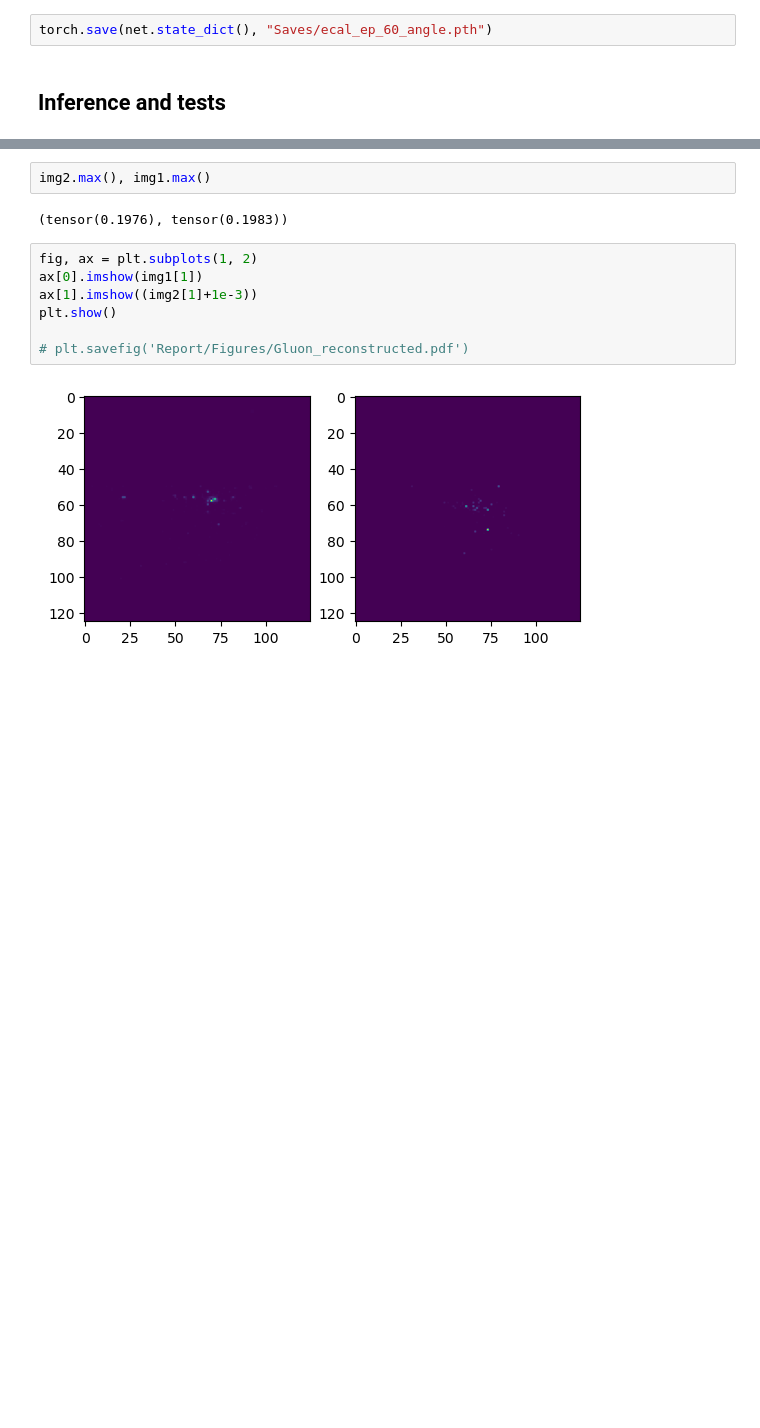
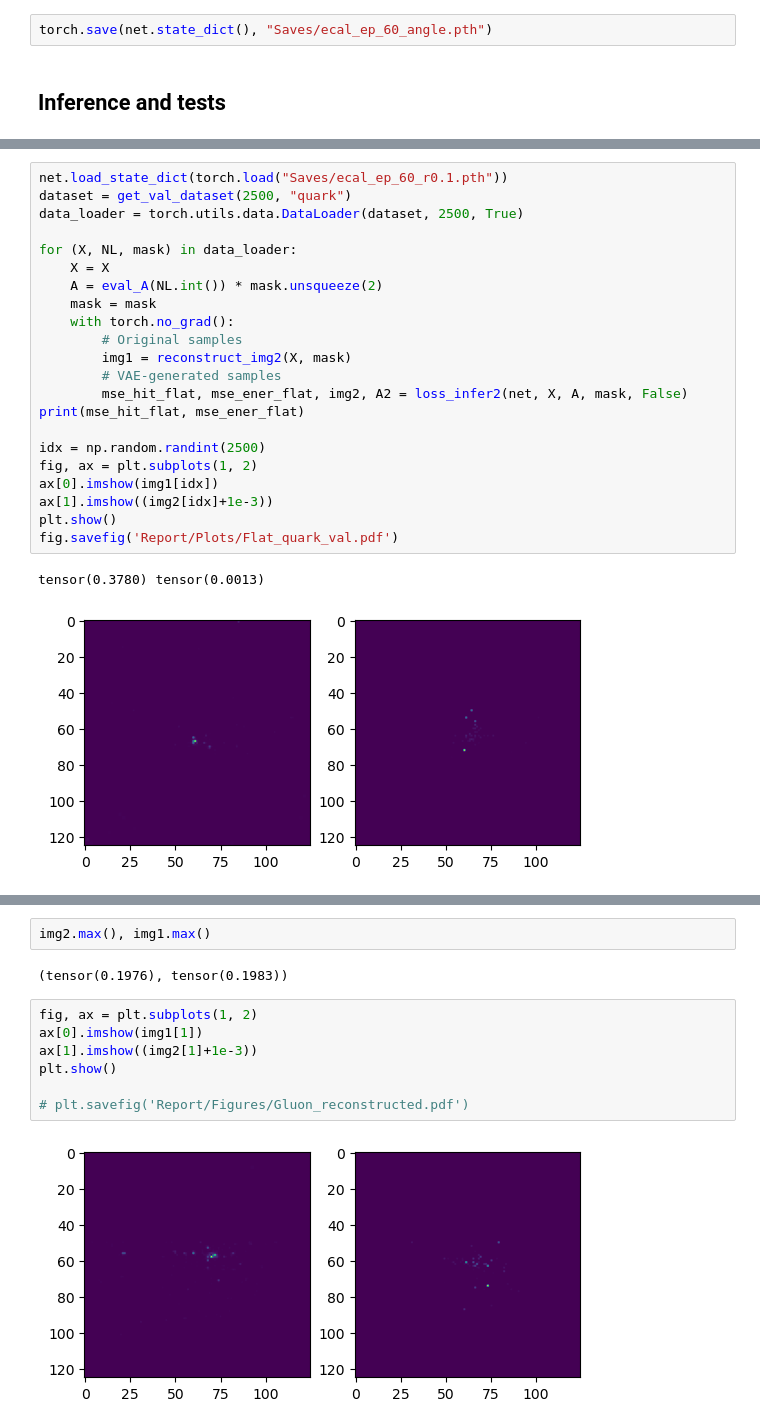
Before and after one commit to dinesh110598/Quark_Gluon_data, a Jupyter notebook: explore.ipynb, the cells around one changed output, grey strips where cells are left out. Saved outputs shown, nothing was run; the diff lists cells and outputs as text; blank space fills up the shorter version.

```diff
--- a/explore.ipynb
+++ b/explore.ipynb
@@ -155,0 +222,25 @@ for (X, NL, mask) in data_loader:
+# %%
+net.load_state_dict(torch.load("Saves/ecal_ep_60_r0.1.pth"))
+dataset = get_val_dataset(2500, "quark")
+data_loader = torch.utils.data.DataLoader(dataset, 2500, True)
+
+for (X, NL, mask) in data_loader:
+    X = X
+    A = eval_A(NL.int()) * mask.unsqueeze(2)
+    mask = mask
+    with torch.no_grad():
+        # Original samples
+        img1 = reconstruct_img2(X, mask)
+        # VAE-generated samples
+        mse_hit_flat, mse_ener_flat, img2, A2 = loss_infer2(net, X, A, mask, False)
+print(mse_hit_flat, mse_ener_flat)
+
+idx = np.random.randint(2500)
+fig, ax = plt.subplots(1, 2)
+ax[0].imshow(img1[idx])
+ax[1].imshow((img2[idx]+1e-3))
+plt.show()
+fig.savefig('Report/Plots/Flat_quark_val.pdf')
+# %% [output]
+tensor(0.3780) tensor(0.0013)
+[figure, added]
```
Also changed, not shown: parts of 22 cells of this notebook, 8 other files.
